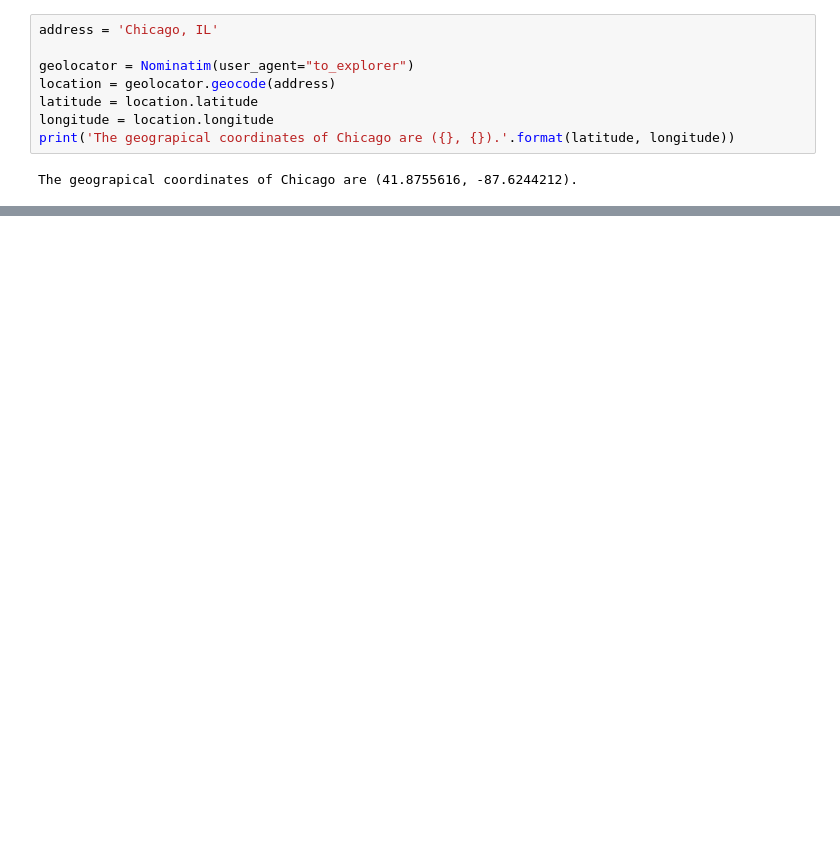
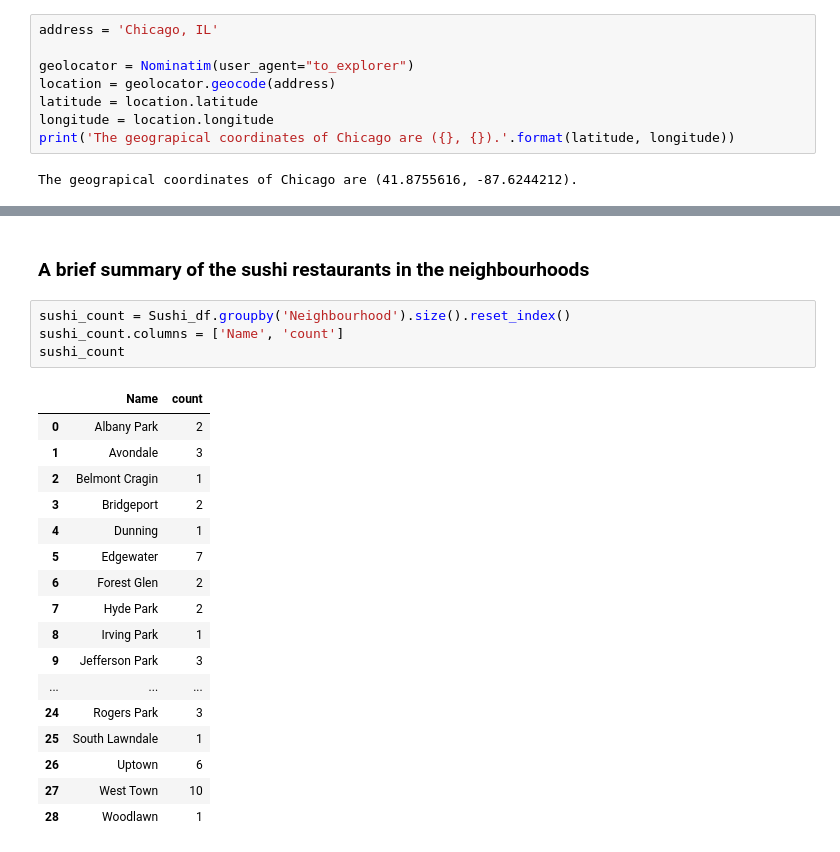
Before and after one commit to BriAnWuu/Coursera_Capstone, a Jupyter notebook: The Battle of Neighborhoods/Description.ipynb, the cells around one changed output, grey strips where cells are left out. Saved outputs shown, nothing was run; the diff lists cells and outputs as text; blank space fills up the shorter version.

```diff
--- a/The Battle of Neighborhoods/Description.ipynb
+++ b/The Battle of Neighborhoods/Description.ipynb
@@ -343,0 +368,24 @@ dtype: int64
+# %% [markdown]
+### A brief summary of the sushi restaurants in the neighbourhoods
+# %%
+sushi_count = Sushi_df.groupby('Neighbourhood').size().reset_index()
+sushi_count.columns = ['Name', 'count']
+sushi_count
+# %% [output]
+|  | Name | count |
+| 0 | Albany Park | 2 |
+| 1 | Avondale | 3 |
+| 2 | Belmont Cragin | 1 |
+| 3 | Bridgeport | 2 |
+| 4 | Dunning | 1 |
+| 5 | Edgewater | 7 |
+| 6 | Forest Glen | 2 |
+| 7 | Hyde Park | 2 |
+| 8 | Irving Park | 1 |
+| 9 | Jefferson Park | 3 |
+| ... | ... | ... |
+| 24 | Rogers Park | 3 |
+| 25 | South Lawndale | 1 |
+| 26 | Uptown | 6 |
+| 27 | West Town | 10 |
+| 28 | Woodlawn | 1 |
```
Also changed, not shown: parts of 43 cells of this notebook.
